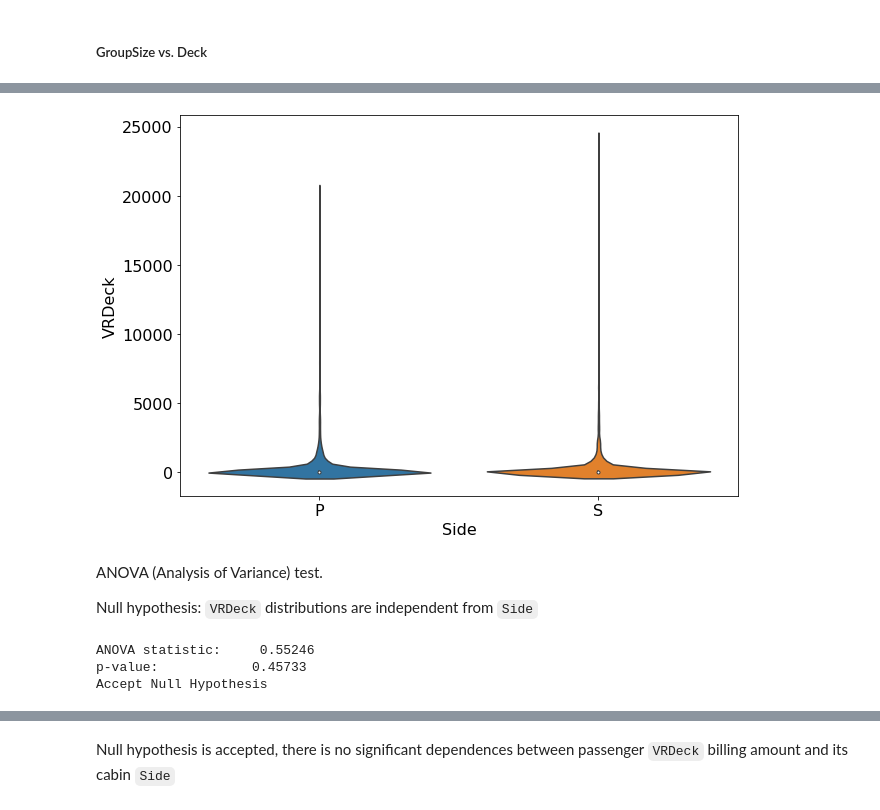
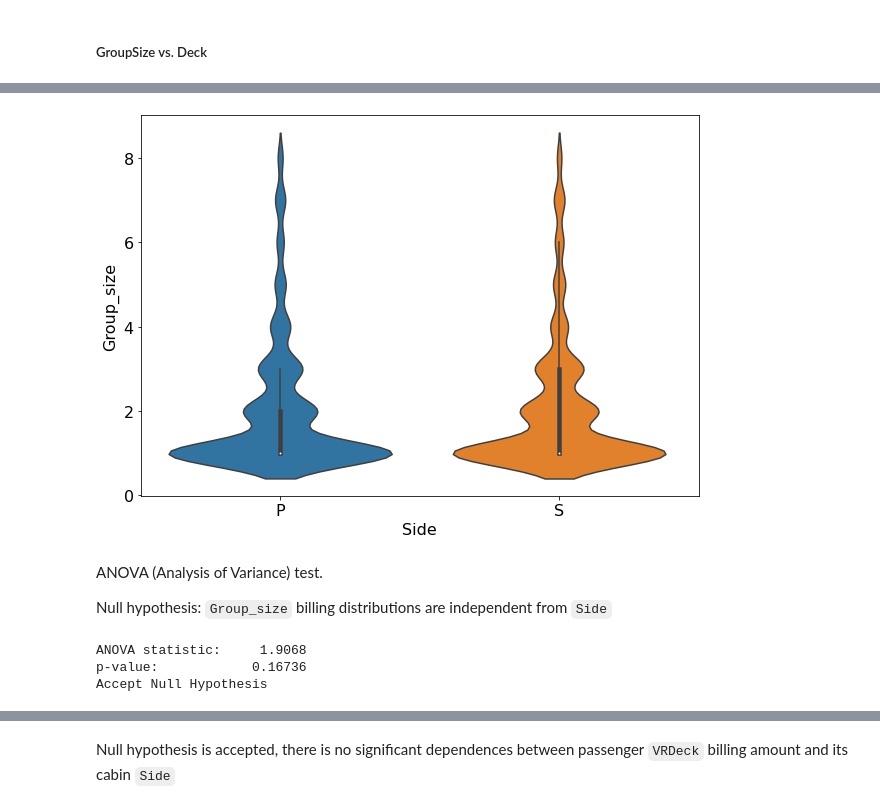
Before and after one commit to ParalogyX/spaceship_titanic, a Jupyter notebook: EDA.ipynb, the cells around one changed output, grey strips where cells are left out. Drawn from its saved outputs; the diff is of its cells as text; code cells hidden in the pictures.

```diff
--- a/EDA.ipynb
+++ b/EDA.ipynb
@@ -2267,14 +2267,14 @@ group_displot(('VRDeck', 'Side'), log_scales=(True, False))
 # %%
-ax = sns.violinplot(x='Side', y='VRDeck', data=df)
+ax = sns.violinplot(x='Side', y='Group_size', data=df)
 # %% [output]
-[figure, old version]
+[figure, new version]
 # %% [markdown]
 ANOVA (Analysis of Variance) test.
 
-Null hypothesis: `VRDeck` distributions are independent from `Side`
+Null hypothesis: `Group_size` billing distributions are independent from `Side`
 # %%
-ANOVA_categorical_numerical(('Side', 'VRDeck'))
+ANOVA_categorical_numerical(('Side', 'Group_size'))
 # %% [output]
-ANOVA statistic:     0.55246
-p-value:            0.45733
+ANOVA statistic:     1.9068
+p-value:            0.16736
 Accept Null Hypothesis
```
Also changed, not shown: parts of 16 cells of this notebook.
